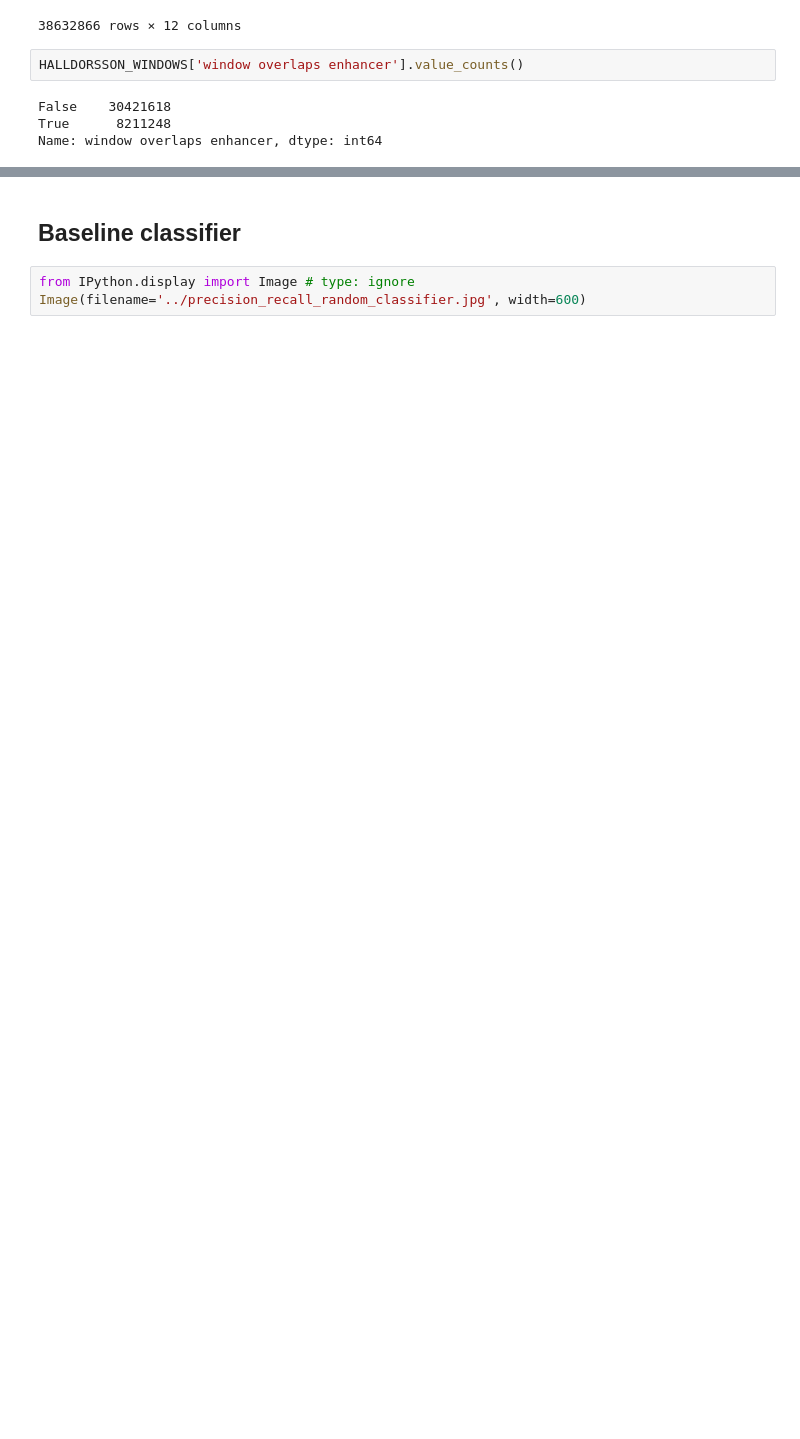
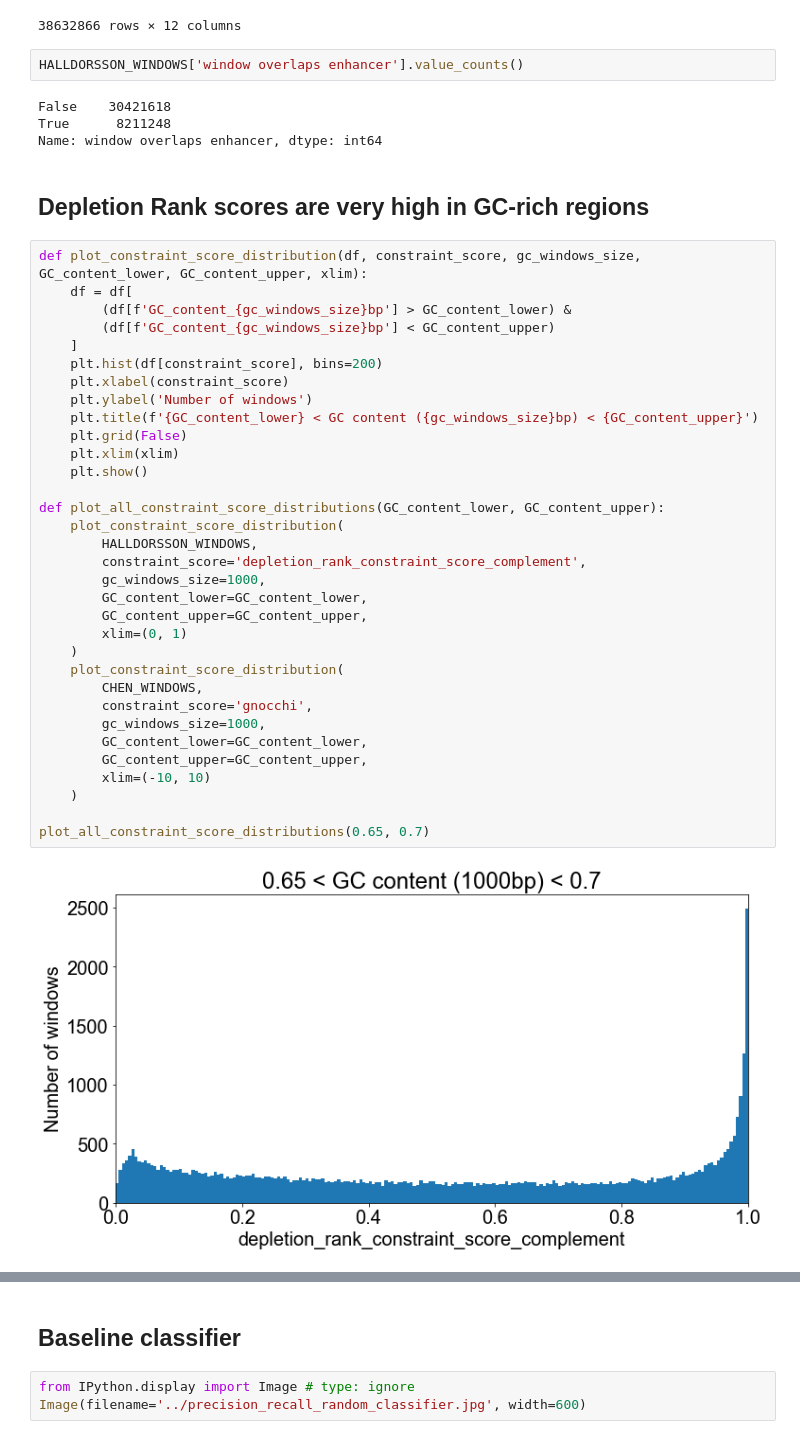
Before and after one commit to quinlan-lab/constraint-tools, a Jupyter notebook: papers/neutral_models_are_biased/6.Halldorsson/main.2.ipynb, the cells around one changed output, grey strips where cells are left out. Saved outputs shown, nothing was run; the diff lists cells and outputs as text; blank space fills up the shorter version.

Commit message:
add depletion rank score distributions conditioned on GC content

```diff
--- a/papers/neutral_models_are_biased/6.Halldorsson/main.2.ipynb
+++ b/papers/neutral_models_are_biased/6.Halldorsson/main.2.ipynb
@@ -152,3 +152,40 @@ HALLDORSSON_WINDOWS['window overlaps enhancer'].value_counts()
 False    30421618
 True      8211248
 Name: window overlaps enhancer, dtype: int64
+# %% [markdown]
+## Depletion Rank scores are very high in GC-rich regions
+# %%
+def plot_constraint_score_distribution(df, constraint_score, gc_windows_size, GC_content_lower, GC_content_upper, xlim):
+    df = df[
+        (df[f'GC_content_{gc_windows_size}bp'] > GC_content_lower) &
+        (df[f'GC_content_{gc_windows_size}bp'] < GC_content_upper)
+    ]
+    plt.hist(df[constraint_score], bins=200)
+    plt.xlabel(constraint_score)
+    plt.ylabel('Number of windows')
+    plt.title(f'{GC_content_lower} < GC content ({gc_windows_size}bp) < {GC_content_upper}')
+    plt.grid(False)
+    plt.xlim(xlim)
+    plt.show()
+
+def plot_all_constraint_score_distributions(GC_content_lower, GC_content_upper):
+    plot_constraint_score_distribution(
+        HALLDORSSON_WINDOWS,
+        constraint_score='depletion_rank_constraint_score_complement',
+        gc_windows_size=1000,
+        GC_content_lower=GC_content_lower,
+        GC_content_upper=GC_content_upper,
+        xlim=(0, 1)
+    )
+    plot_constraint_score_distribution(
+        CHEN_WINDOWS,
+        constraint_score='gnocchi',
+        gc_windows_size=1000,
+        GC_content_lower=GC_content_lower,
+        GC_content_upper=GC_content_upper,
+        xlim=(-10, 10)
+    )
+
+plot_all_constraint_score_distributions(0.65, 0.7)
+# %% [output]
+[figure, added]
```
Also changed, not shown: parts of 2 cells of this notebook.
